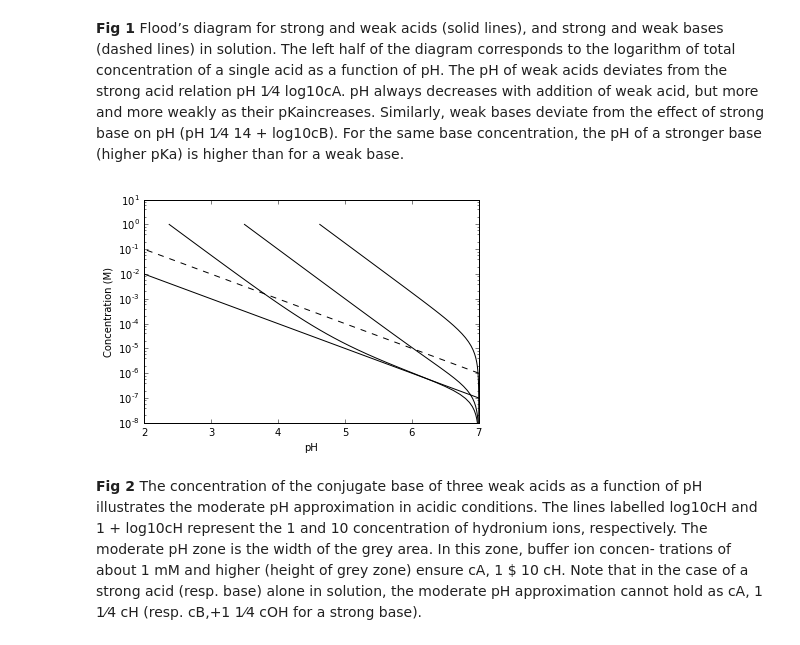
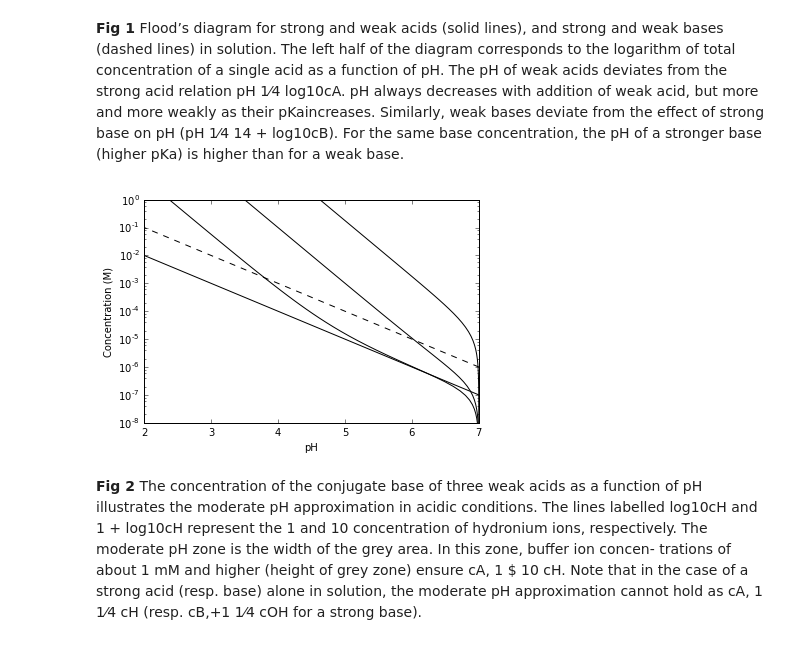
Before and after one commit to lewisamarshall/ionize, a Jupyter notebook: Benchmarks.ipynb, the cells around one changed output. Drawn from its saved outputs; the diff is of its cells as text; code cells hidden in the pictures.

```diff
--- a/Benchmarks.ipynb
+++ b/Benchmarks.ipynb
@@ -35,22 +35,23 @@ plot.show()
 # %%
 pKa = [4.75, 7, 9.25]
 c = np.logspace(-8, 0)
 valence = -1
 
 for k in pKa:
         ion = ionize.Ion('dummy', [valence], [k], [valence])
         pH = [ionize.Solution(ion, cp).pH for cp in c]
         plot.semilogy(pH, c, 'k')
 
 plot.semilogy(-np.log10(c), c, 'k')
 plot.semilogy(-np.log10(c), 10*c, '--k')
 # plot.Rectangle((0, 1e-3), 3, 100, color='b') # fix area plot
 plot.xlim(2, 7)
+plot.ylim(1e-8, 1)
 plot.xlabel('pH')
 plot.ylabel('Concentration (M)')
 plot.show()
 # %% [output]
-[figure, old version]
+[figure, new version]
 # %% [markdown]
 **Fig 2** The concentration of the conjugate base of three weak acids as a function of pH illustrates the moderate pH approximation in acidic conditions. The lines labelled log10cH and 1 + log10cH represent the 1  and 10  concentration of hydronium ions, respectively. The moderate pH zone is the width of the grey area. In this zone, buffer ion concen- trations of about 1 mM and higher (height of grey zone) ensure cA, 1 $ 10 cH. Note that in the case of a strong acid (resp. base) alone in solution, the moderate pH approximation cannot hold as cA, 1 1⁄4 cH (resp. cB,+1 1⁄4 cOH for a strong base).
 # %%
```
Also changed, not shown: parts of 5 cells of this notebook, 1 other file.
